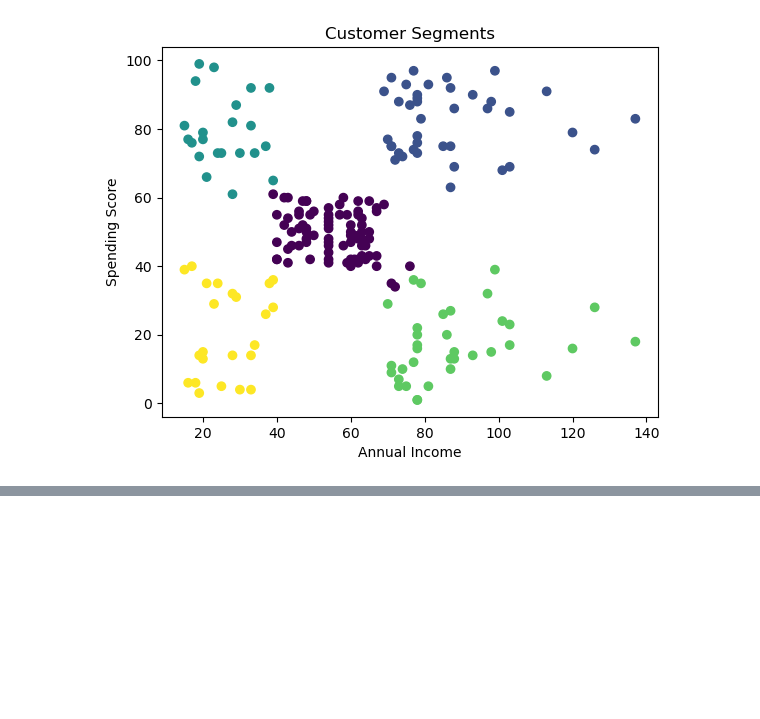
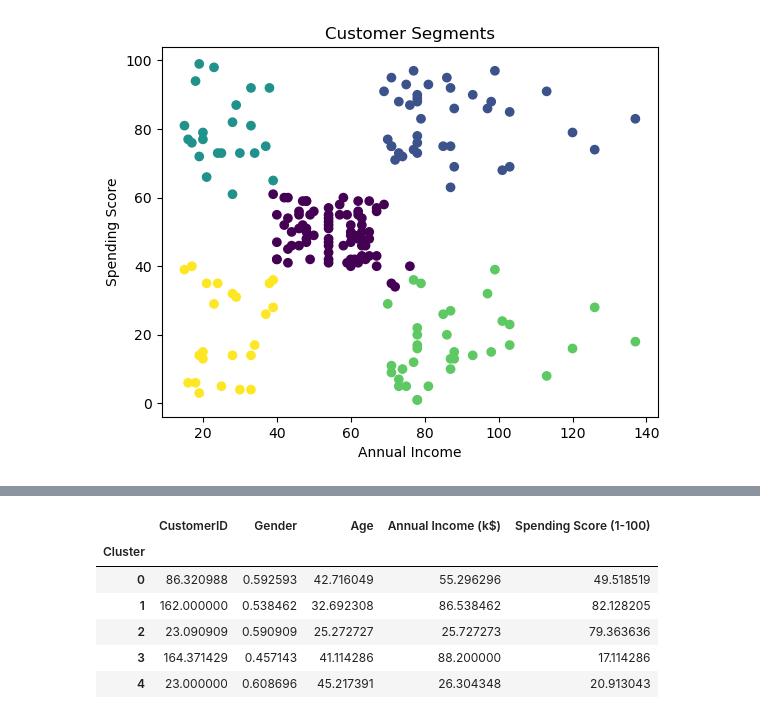
Before and after one commit to heer00/customer-segment-analysis, a Jupyter notebook: notebook/analysis.ipynb, the cells around one changed output, grey strips where cells are left out. Cells and saved outputs as stored; diff of their text form; code cells hidden in the pictures; blank space fills up the shorter version.

```diff
--- a/notebook/analysis.ipynb
+++ b/notebook/analysis.ipynb
@@ -97,0 +141,10 @@ plt.show()
+# %%
+df.groupby('Cluster').mean()
+# %% [output]
+|  | CustomerID | Gender | Age | Annual Income (k$) | Spending Score (1-100) |
+| Cluster |  |  |  |  |  |
+| 0 | 86.320988 | 0.592593 | 42.716049 | 55.296296 | 49.518519 |
+| 1 | 162.000000 | 0.538462 | 32.692308 | 86.538462 | 82.128205 |
+| 2 | 23.090909 | 0.590909 | 25.272727 | 25.727273 | 79.363636 |
+| 3 | 164.371429 | 0.457143 | 41.114286 | 88.200000 | 17.114286 |
+| 4 | 23.000000 | 0.608696 | 45.217391 | 26.304348 | 20.913043 |
```
Also changed, not shown: parts of 10 cells of this notebook, 1 other file.
